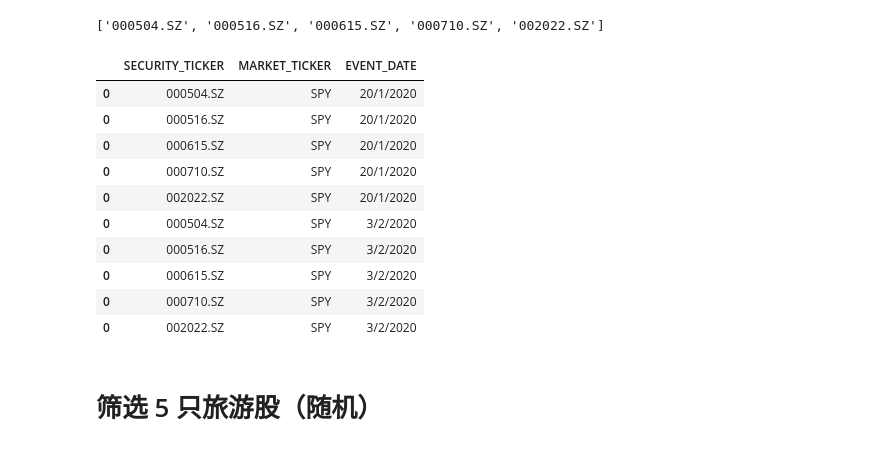
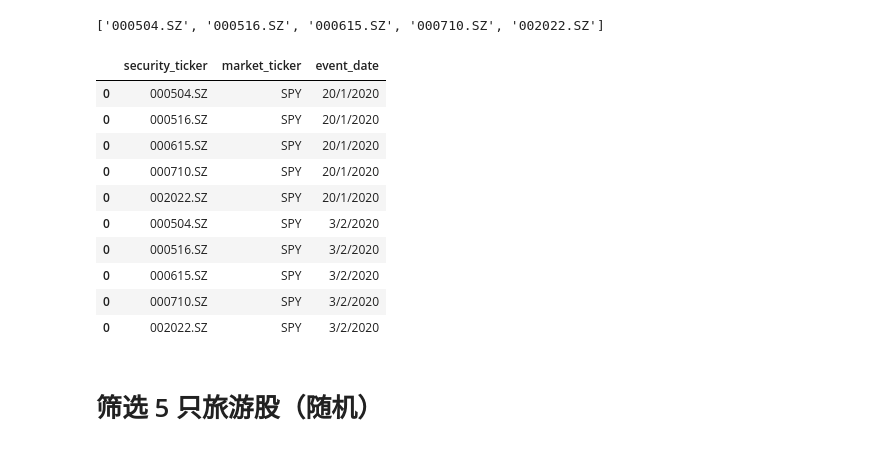
Before and after one commit to Tommyczc/stockMarketAnalysis, a Jupyter notebook: eventStudy.ipynb, the cells around one changed output. Saved outputs shown, nothing was run; the diff lists cells and outputs as text; code cells hidden in the pictures.

```diff
--- a/eventStudy.ipynb
+++ b/eventStudy.ipynb
@@ -211,18 +211,19 @@ rawMedicCompanyData
 # %%
 ##todo：时间点：2020/1/20，2020/2/3
 eventTime=['20/1/2020','3/2/2020']
+# eventTime=['20/1/2020']
 def createEventTime(eventTime,security_ticker,market_ticker):
     final=pd.DataFrame()
     for event in eventTime:
         for ticker in security_ticker:
-            thisLine=pd.DataFrame({"SECURITY_TICKER":[ticker],"MARKET_TICKER":[market_ticker],"EVENT_DATE":[event]})
+            thisLine=pd.DataFrame({"security_ticker":[ticker],"market_ticker":[market_ticker],"event_date":[event]})
             final=pd.concat([final,thisLine])
     return final
 
 medicEventData=createEventTime(eventTime,rawMedicCompanyData,"SPY")
 medicEventData
 # %% [output]
-|  | SECURITY_TICKER | MARKET_TICKER | EVENT_DATE |
+|  | security_ticker | market_ticker | event_date |
 | 0 | 000504.SZ | SPY | 20/1/2020 |
 | 0 | 000516.SZ | SPY | 20/1/2020 |
 | 0 | 000615.SZ | SPY | 20/1/2020 |
```
Also changed, not shown: parts of 3 cells of this notebook, 3 other files.
